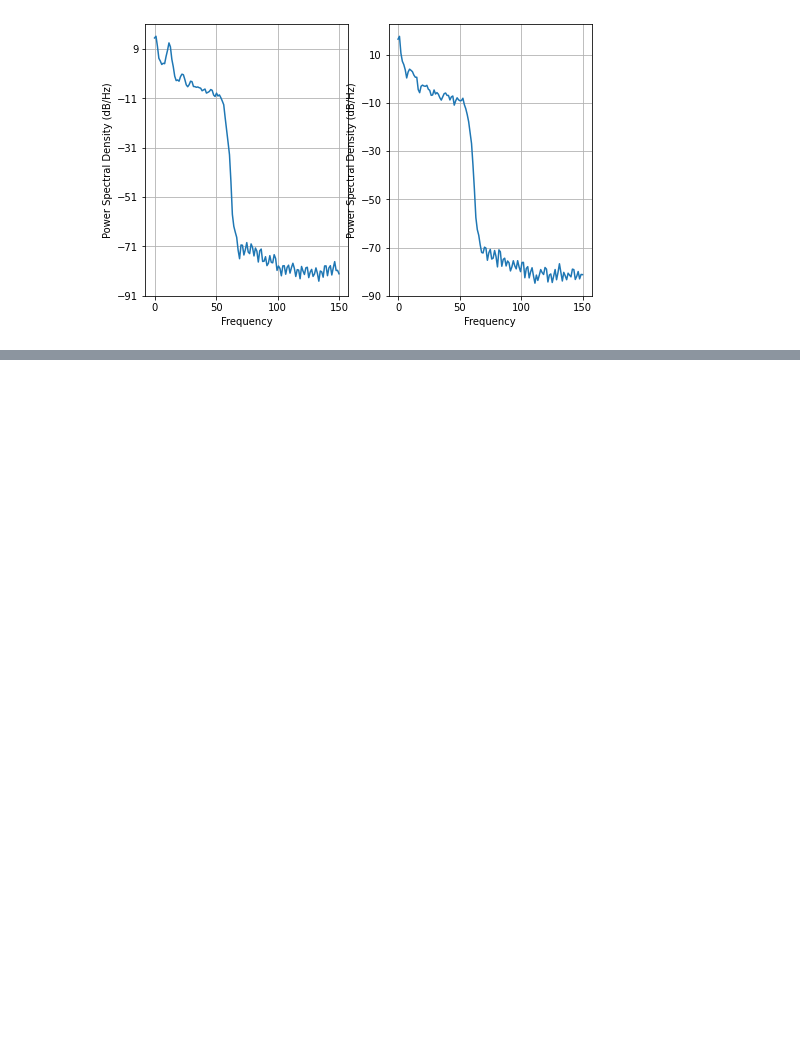
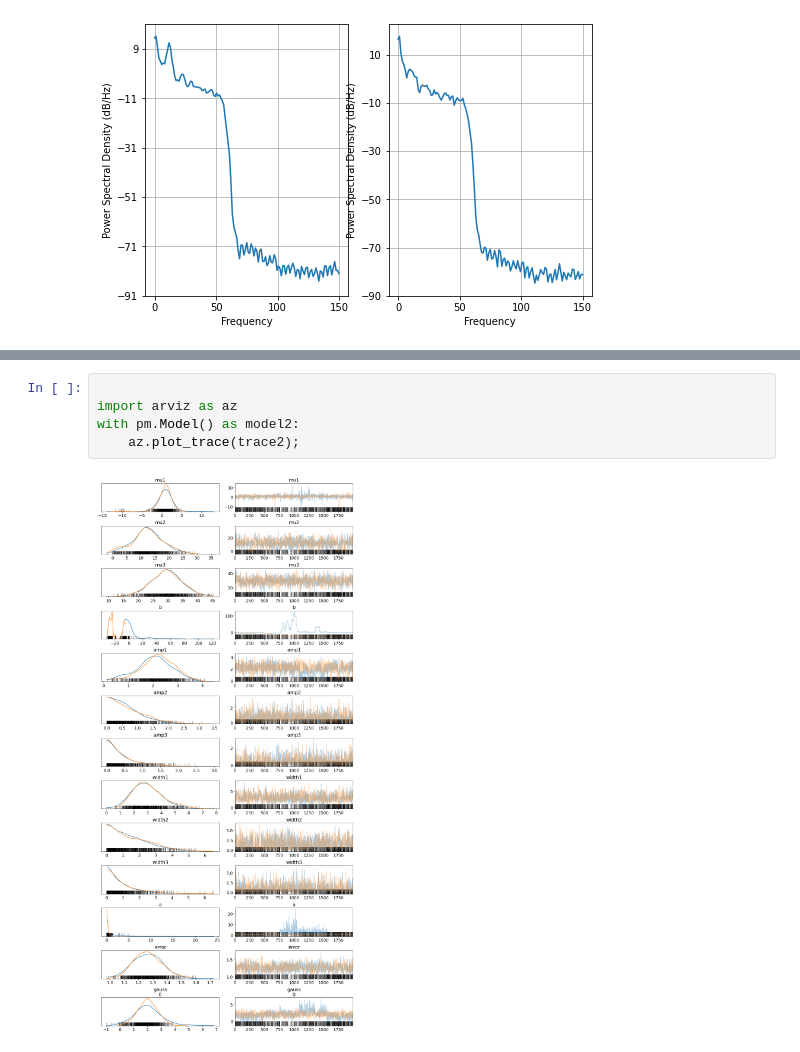
Before and after one commit to AraiKensuke/FitSpectrum, a Jupyter notebook: FitPowerSpec.ipynb, the cells around one changed output, grey strips where cells are left out. Drawn from its saved outputs; the diff is of its cells as text; blank space fills up the shorter version.

```diff
--- a/FitPowerSpec.ipynb
+++ b/FitPowerSpec.ipynb
@@ -171,0 +193,7 @@ plt.plot(eeg_f_psd1[theseInds], _N.log(eeg_psd1[theseInds]))
+# %%
+
+import arviz as az
+with pm.Model() as model2:
+    az.plot_trace(trace2);
+# %% [output]
+[figure, added]
```
Also changed, not shown: parts of 8 cells of this notebook.
